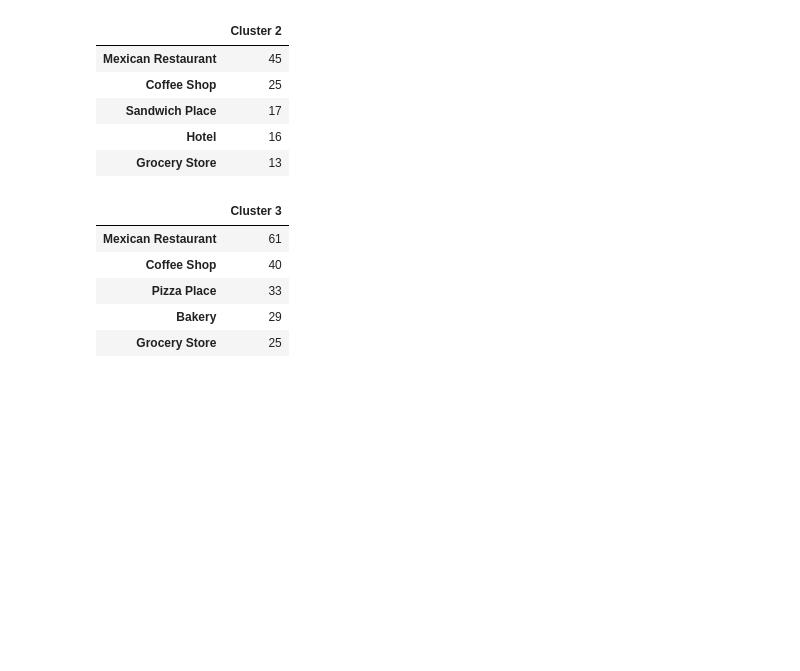
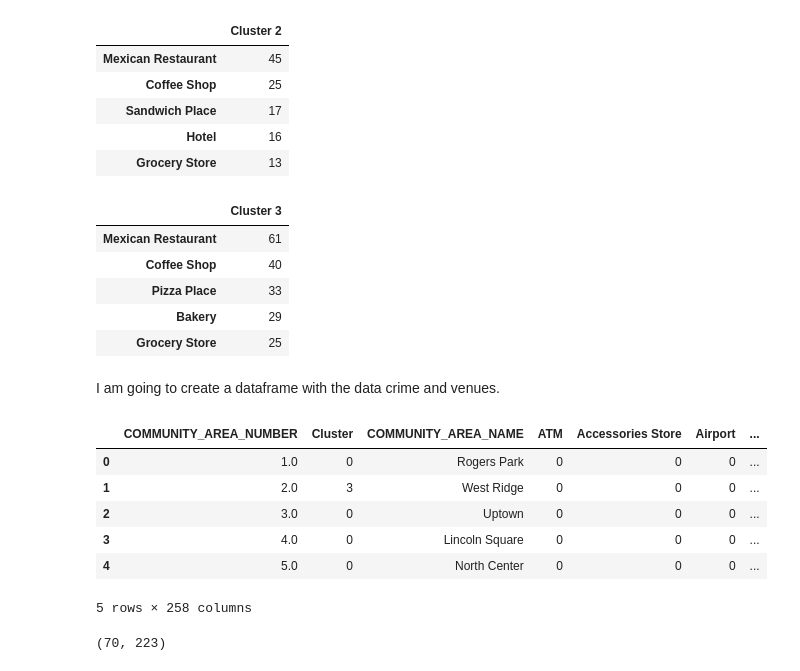
Before and after one commit to JG-AM/Coursera_Capstone, a Jupyter notebook: Final-Project. Correlations of crime and land use in Chicago.ipynb, the cells around one changed output. Cells and saved outputs as stored; diff of their text form; code cells hidden in the pictures; blank space fills up the shorter version.

Commit message:
Correlations venues and crime

```diff
--- a/Final-Project. Correlations of crime and land use in Chicago.ipynb
+++ b/Final-Project. Correlations of crime and land use in Chicago.ipynb
@@ -569,3 +569,21 @@ theft_3.head()
 | Pizza Place | 33 |
 | Bakery | 29 |
 | Grocery Store | 25 |
+# %% [markdown]
+I am going to create a dataframe with the data crime and venues.
+# %%
+chicago_crime_venues=pd.merge(chicago_venues_sum, chicago_crime_sum, on="COMMUNITY_AREA_NUMBER");
+# %%
+chicago_crime_venues.head()
+# %% [output]
+|  | COMMUNITY_AREA_NUMBER | Cluster | COMMUNITY_AREA_NAME | ATM | Accessories Store | Airport | ... |
+| 0 | 1.0 | 0 | Rogers Park | 0 | 0 | 0 | ... |
+| 1 | 2.0 | 3 | West Ridge | 0 | 0 | 0 | ... |
+| 2 | 3.0 | 0 | Uptown | 0 | 0 | 0 | ... |
+| 3 | 4.0 | 0 | Lincoln Square | 0 | 0 | 0 | ... |
+| 4 | 5.0 | 0 | North Center | 0 | 0 | 0 | ... |
+5 rows × 258 columns
+# %%
+chicago_venues_sum.shape
+# %% [output]
+(70, 223)
```
Also changed, not shown: parts of 2 cells of this notebook.
